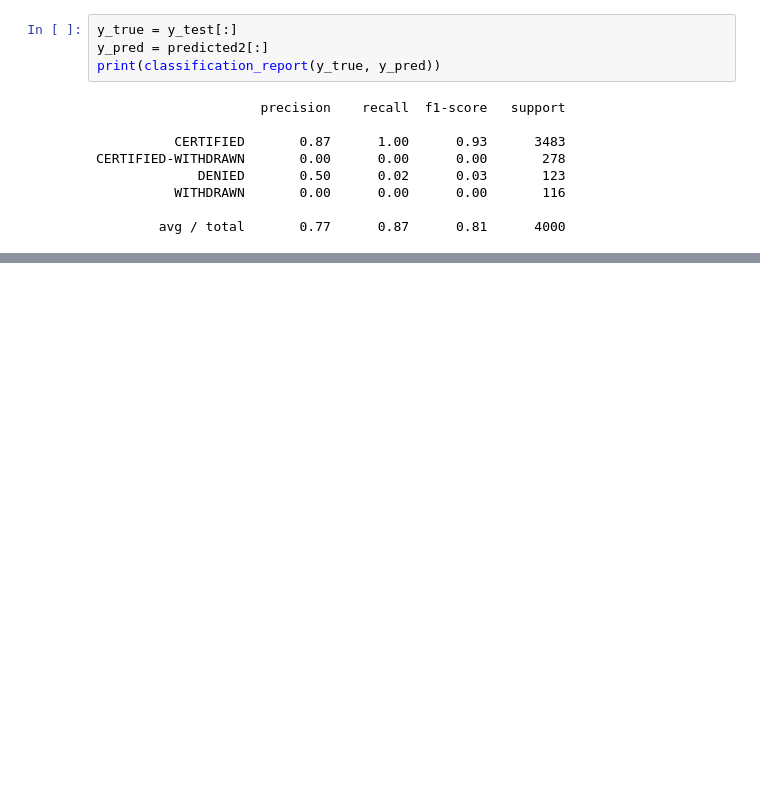
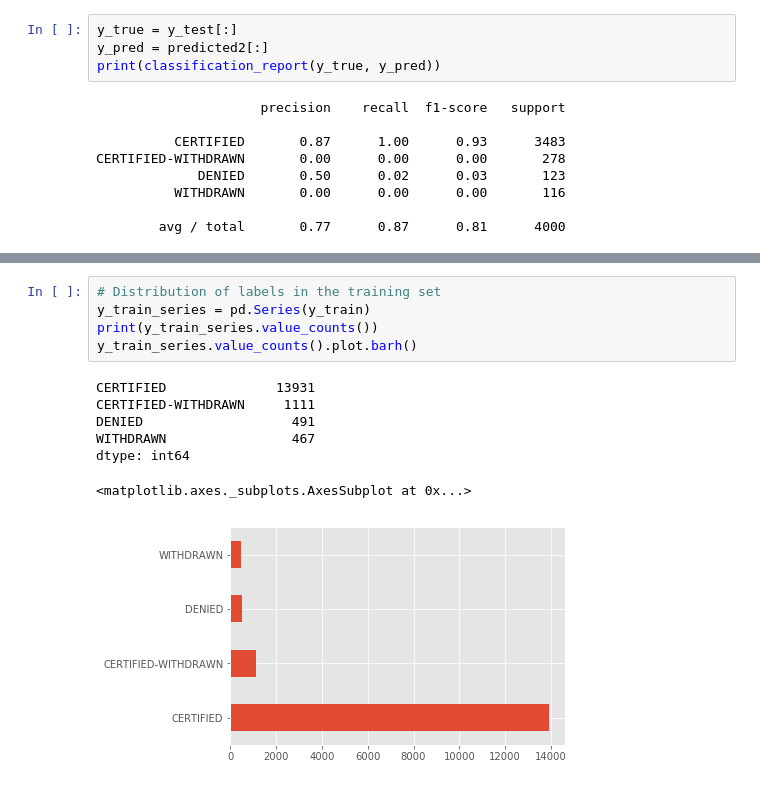
Before and after one commit to david-agumya/CS6220-Data-Mining, a Jupyter notebook: Final Project/Modeling.ipynb, the cells around one changed output, grey strips where cells are left out. Cells and saved outputs as stored; diff of their text form; blank space fills up the shorter version.

```diff
--- a/Final Project/Modeling.ipynb
+++ b/Final Project/Modeling.ipynb
@@ -378,0 +388,13 @@ CERTIFIED-WITHDRAWN       0.00      0.00      0.00       278
+# %%
+# Distribution of labels in the training set
+y_train_series = pd.Series(y_train)
+print(y_train_series.value_counts())
+y_train_series.value_counts().plot.barh()
+# %% [output]
+CERTIFIED              13931
+CERTIFIED-WITHDRAWN     1111
+DENIED                   491
+WITHDRAWN                467
+dtype: int64
+<matplotlib.axes._subplots.AxesSubplot at 0x...>
+[figure, added]
```
Also changed, not shown: parts of 3 cells of this notebook, 1 other file.
